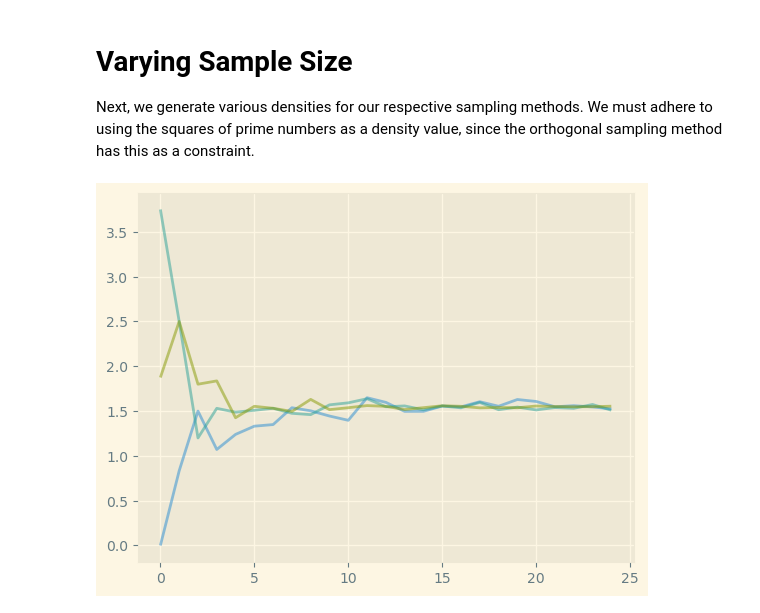
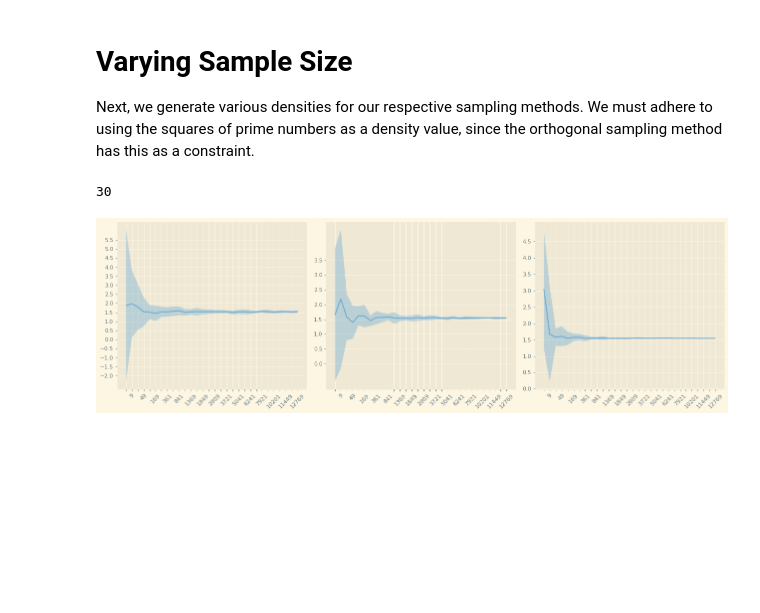
Before and after one commit to lendobo/Stochastic_Sim_1, a Jupyter notebook: mandelbrot.ipynb, the cells around one changed output. Cells and saved outputs as stored; diff of their text form; code cells hidden in the pictures; blank space fills up the shorter version.

Commit message:
added sample density convergence with confidence intervals

```diff
--- a/mandelbrot.ipynb
+++ b/mandelbrot.ipynb
@@ -236,7 +271,33 @@ Areas = density_conv(x_range, y_range, max_density=100)
-# %%
-x = range(len(Areas[:,0]))
-
-for i in range(3):
-    plt.plot(x, Areas[:, i], alpha=0.5)
-# %% [output]
-[figure, removed]
+# %%
+N_s = 120
+reps = 8
+
+rep_Areas, mean_Areas, std_Areas, density_values = density_conv(x_range, y_range, max_density=N_s, num_repeats=reps)
+# %%
+# x = range(len(mean_Areas[:,0]))
+x = [str(val) for val in density_values]
+print(len(x))
+
+plt.figure(figsize=(16,5), dpi=80)
+for i in range(3):
+    plt.subplot(131+i)
+    upper = mean_Areas[:, i] + 2*std_Areas[:, i]
+    lower = mean_Areas[:, i] - 2*std_Areas[:, i]
+    plt.plot(x, mean_Areas[:, i], alpha=0.5)
+    plt.fill_between(x, lower, upper,alpha=0.25)
+
+    ax = plt.gca()
+    ax.tick_params(axis='x', labelrotation = 45)
+
+    start, end = [int(lim) for lim in ax.get_ylim()] # alternatively, plt.ylim
+    ax.yaxis.set_ticks(np.arange(start, end, 0.5)) # alternatively, plt.yticks(np.arange...)
+
+    # Setting every second x_tick invisible
+    for label in ax.xaxis.get_ticklabels()[::2]:
+        label.set_visible(False)
+
+plt.tight_layout()
+plt.show()
+# %% [output]
+30
+[figure, added]
```
Also changed, not shown: parts of 2 cells of this notebook.
